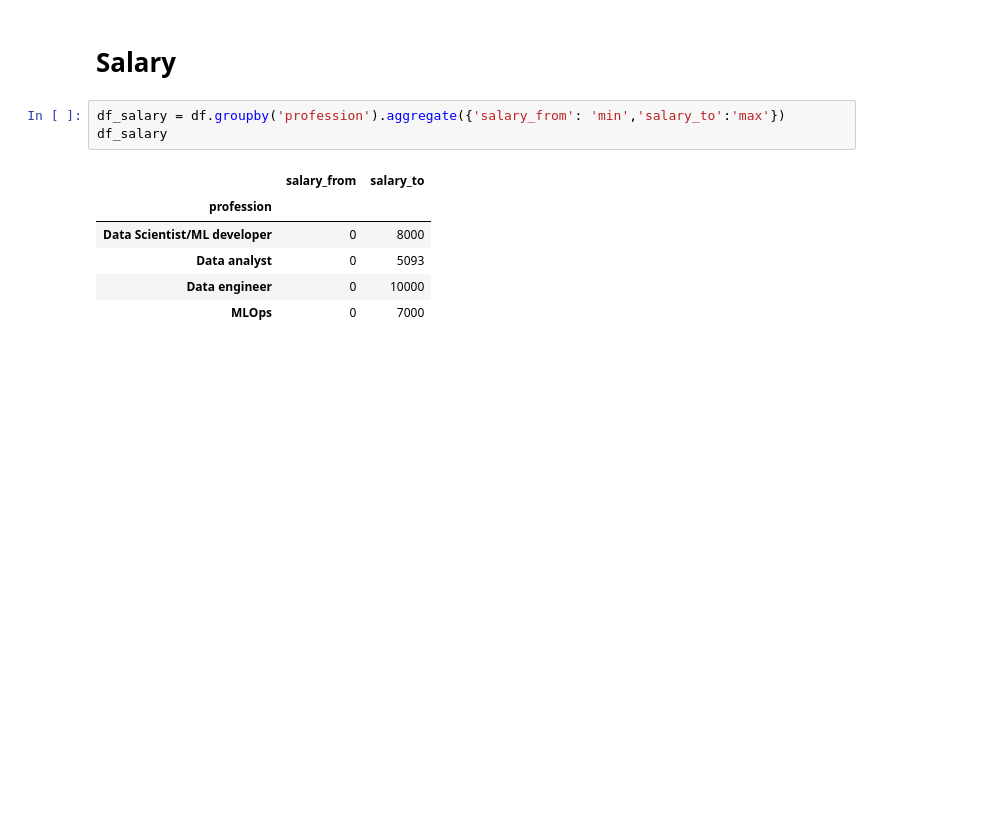
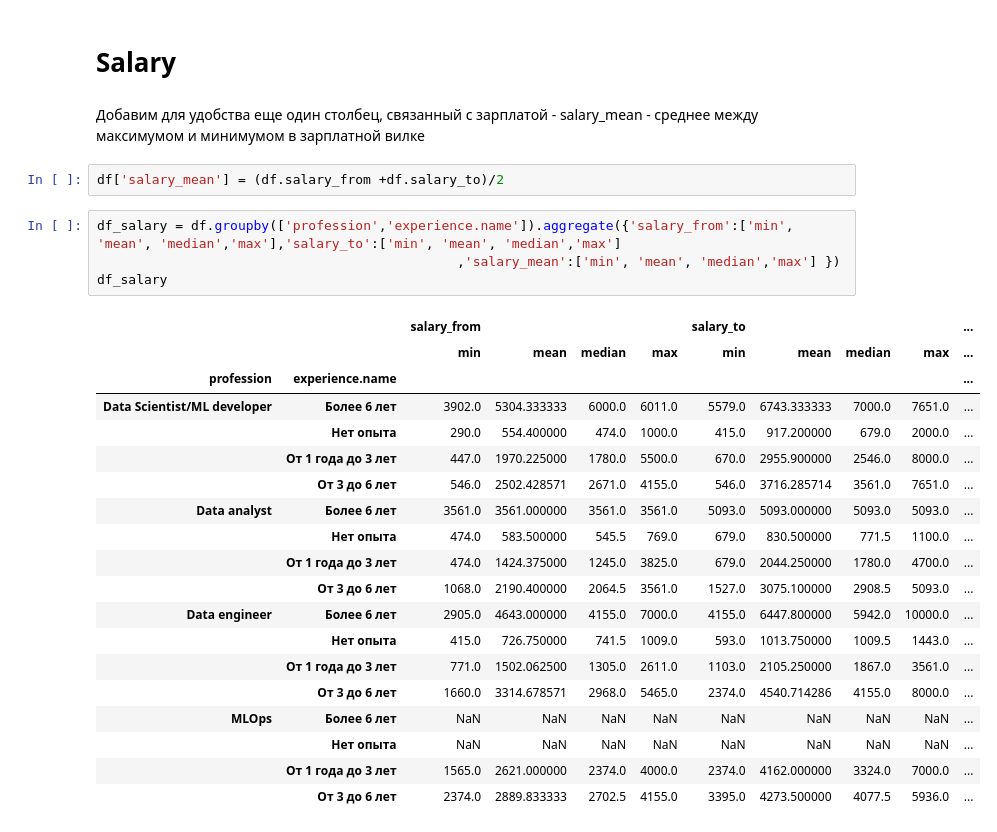
Before and after one commit to Lerrale/DE_vacancy_analysis, a Jupyter notebook: Job_Analysis_4_Analysis.ipynb, the cells around one changed output. Drawn from its saved outputs; the diff is of its cells as text; blank space fills up the shorter version.

```diff
--- a/Job_Analysis_4_Analysis.ipynb
+++ b/Job_Analysis_4_Analysis.ipynb
@@ -34,15 +34,33 @@ df.head(5)
 # %% [markdown]
 # Salary
+# %% [markdown]
+Добавим для удобства еще один столбец, связанный с зарплатой - salary_mean - среднее между максимумом и минимумом в зарплатной вилке
+# %%
+df['salary_mean'] = (df.salary_from +df.salary_to)/2
 # %%
-df_salary = df.groupby('profession').aggregate({'salary_from': 'min','salary_to':'max'})
+df_salary = df.groupby(['profession','experience.name']).aggregate({'salary_from':['min', 'mean', 'median','max'],'salary_to':['min', 'mean', 'median','max']
+                                              ,'salary_mean':['min', 'mean', 'median','max'] })
 df_salary
 # %% [output]
-|  | salary_from | salary_to |
-| profession |  |  |
-| Data Scientist/ML developer | 0 | 8000 |
-| Data analyst | 0 | 5093 |
-| Data engineer | 0 | 10000 |
-| MLOps | 0 | 7000 |
+|  |  | salary_from |  |  |  | salary_to |  |  |  | ... |
+|  |  | min | mean | median | max | min | mean | median | max | ... |
+| profession | experience.name |  |  |  |  |  |  |  |  | ... |
+| Data Scientist/ML developer | Более 6 лет | 3902.0 | 5304.333333 | 6000.0 | 6011.0 | 5579.0 | 6743.333333 | 7000.0 | 7651.0 | ... |
+|  | Нет опыта | 290.0 | 554.400000 | 474.0 | 1000.0 | 415.0 | 917.200000 | 679.0 | 2000.0 | ... |
+|  | От 1 года до 3 лет | 447.0 | 1970.225000 | 1780.0 | 5500.0 | 670.0 | 2955.900000 | 2546.0 | 8000.0 | ... |
+|  | От 3 до 6 лет | 546.0 | 2502.428571 | 2671.0 | 4155.0 | 546.0 | 3716.285714 | 3561.0 | 7651.0 | ... |
+| Data analyst | Более 6 лет | 3561.0 | 3561.000000 | 3561.0 | 3561.0 | 5093.0 | 5093.000000 | 5093.0 | 5093.0 | ... |
+|  | Нет опыта | 474.0 | 583.500000 | 545.5 | 769.0 | 679.0 | 830.500000 | 771.5 | 1100.0 | ... |
+|  | От 1 года до 3 лет | 474.0 | 1424.375000 | 1245.0 | 3825.0 | 679.0 | 2044.250000 | 1780.0 | 4700.0 | ... |
+|  | От 3 до 6 лет | 1068.0 | 2190.400000 | 2064.5 | 3561.0 | 1527.0 | 3075.100000 | 2908.5 | 5093.0 | ... |
+| Data engineer | Более 6 лет | 2905.0 | 4643.000000 | 4155.0 | 7000.0 | 4155.0 | 6447.800000 | 5942.0 | 10000.0 | ... |
+|  | Нет опыта | 415.0 | 726.750000 | 741.5 | 1009.0 | 593.0 | 1013.750000 | 1009.5 | 1443.0 | ... |
+|  | От 1 года до 3 лет | 771.0 | 1502.062500 | 1305.0 | 2611.0 | 1103.0 | 2105.250000 | 1867.0 | 3561.0 | ... |
+|  | От 3 до 6 лет | 1660.0 | 3314.678571 | 2968.0 | 5465.0 | 2374.0 | 4540.714286 | 4155.0 | 8000.0 | ... |
+| MLOps | Более 6 лет | NaN | NaN | NaN | NaN | NaN | NaN | NaN | NaN | ... |
+|  | Нет опыта | NaN | NaN | NaN | NaN | NaN | NaN | NaN | NaN | ... |
+|  | От 1 года до 3 лет | 1565.0 | 2621.000000 | 2374.0 | 4000.0 | 2374.0 | 4162.000000 | 3324.0 | 7000.0 | ... |
+|  | От 3 до 6 лет | 2374.0 | 2889.833333 | 2702.5 | 4155.0 | 3395.0 | 4273.500000 | 4077.5 | 5936.0 | ... |
 # %%
 fig, axes = plt.subplots(nrows=1, ncols=1, figsize=(20, 7))
 barplot1 = sns.barplot(
```
Also changed, not shown: parts of 7 cells of this notebook.
